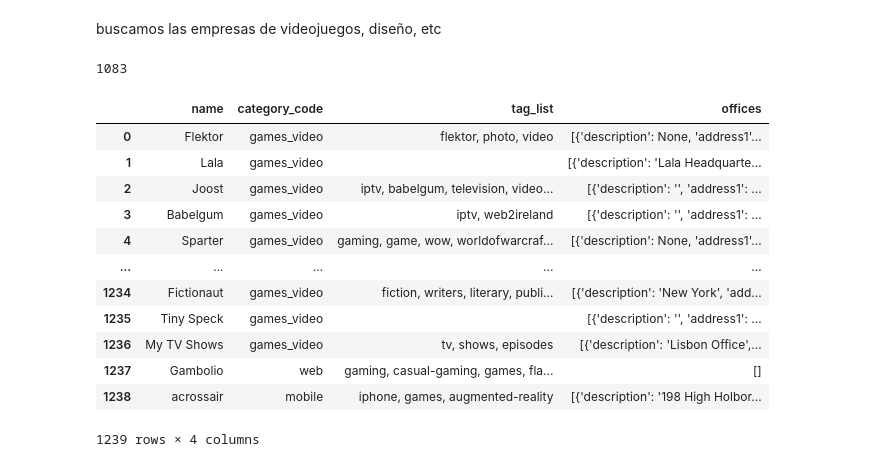
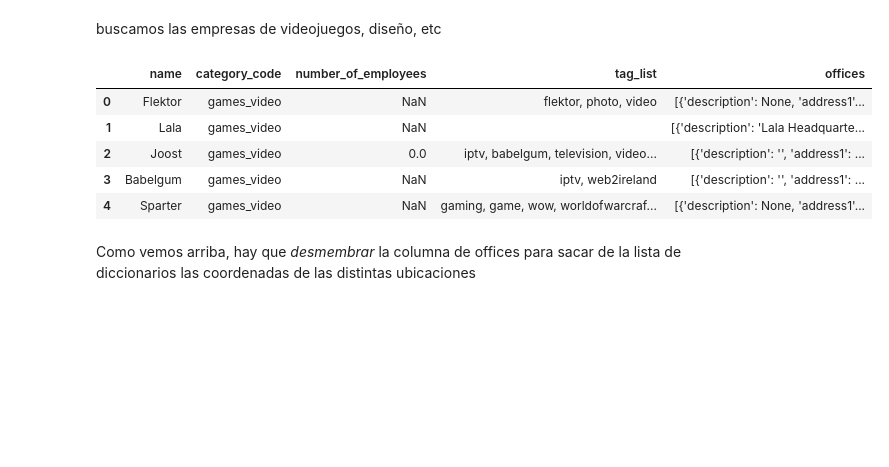
Before and after one commit to SergioGomis/project-mongodb-videogames, a Jupyter notebook: Company-Location-Analysis.ipynb, the cells around one changed output. Cells and saved outputs as stored; diff of their text form; code cells hidden in the pictures; blank space fills up the shorter version.

```diff
--- a/Company-Location-Analysis.ipynb
+++ b/Company-Location-Analysis.ipynb
@@ -21,35 +22,18 @@ db = client.get_database()
 # %% [markdown]
 buscamos las empresas de videojuegos, diseño, etc
 # %%
-query = {"$or": [{"category_code":"games_video"},{"tag_list":{'$regex':'/design/'}}]}
-select = {"name":1,"category_code":1,"tag_list":1, "_id":0}
+query = {"$or": [{"category_code":"games_video"},{"tag_list":{'$regex':'/design|game|e-sport/'}}]}
+select = {"name":1,"category_code":1,"number_of_employees":1,"tag_list":1,"offices":1, "_id":0}
 
 designers = list(db["companies"].find(query,select))
-#len(list(designers))
-# %% [output]
-1083
-# %%
-query = {"$or": [{"category_code":"games_video"},{"tag_list":{'$regex':'/design|game|e-sport/'}}]}
-select = {"name":1,"category_code":1,"tag_list":1,"offices":1, "_id":0}
-
-designers = list(db["companies"].find(query,select))#.limit(10))
-#len(list(designers))
-#designers
 # %%
 
 df = pd.DataFrame(designers)
-display(df)
+df.head()
 # %% [output]
-|  | name | category_code | tag_list | offices |
-| 0 | Flektor | games_video | flektor, photo, video | [{'description': None, 'address1'... |
-| 1 | Lala | games_video |  | [{'description': 'Lala Headquarte... |
-| 2 | Joost | games_video | iptv, babelgum, television, video... | [{'description': '', 'address1': ... |
-| 3 | Babelgum | games_video | iptv, web2ireland | [{'description': '', 'address1': ... |
-| 4 | Sparter | games_video | gaming, game, wow, worldofwarcraf... | [{'description': None, 'address1'... |
-| ... | ... | ... | ... | ... |
-| 1234 | Fictionaut | games_video | fiction, writers, literary, publi... | [{'description': 'New York', 'add... |
-| 1235 | Tiny Speck | games_video |  | [{'description': '', 'address1': ... |
-| 1236 | My TV Shows | games_video | tv, shows, episodes | [{'description': 'Lisbon Office',... |
-| 1237 | Gambolio | web | gaming, casual-gaming, games, fla... | [] |
-| 1238 | acrossair | mobile | iphone, games, augmented-reality | [{'description': '198 High Holbor... |
+|  | name | category_code | number_of_employees | tag_list | offices |
+| 0 | Flektor | games_video | NaN | flektor, photo, video | [{'description': None, 'address1'... |
+| 1 | Lala | games_video | NaN |  | [{'description': 'Lala Headquarte... |
+| 2 | Joost | games_video | 0.0 | iptv, babelgum, television, video... | [{'description': '', 'address1': ... |
+| 3 | Babelgum | games_video | NaN | iptv, web2ireland | [{'description': '', 'address1': ... |
+| 4 | Sparter | games_video | NaN | gaming, game, wow, worldofwarcraf... | [{'description': None, 'address1'... |
-1239 rows × 4 columns
@@ -57,0 +40,2 @@ display(df)
+# %% [markdown]
+Como vemos arriba, hay que *desmembrar* la columna de offices para sacar de la lista de diccionarios las coordenadas de las distintas ubicaciones
```
Also changed, not shown: parts of 18 cells of this notebook, 1 other file.
